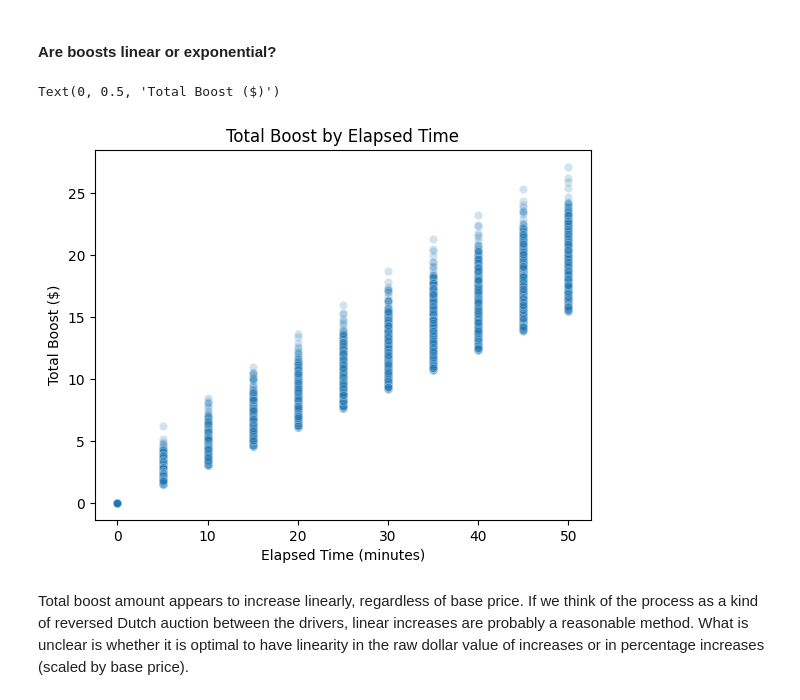
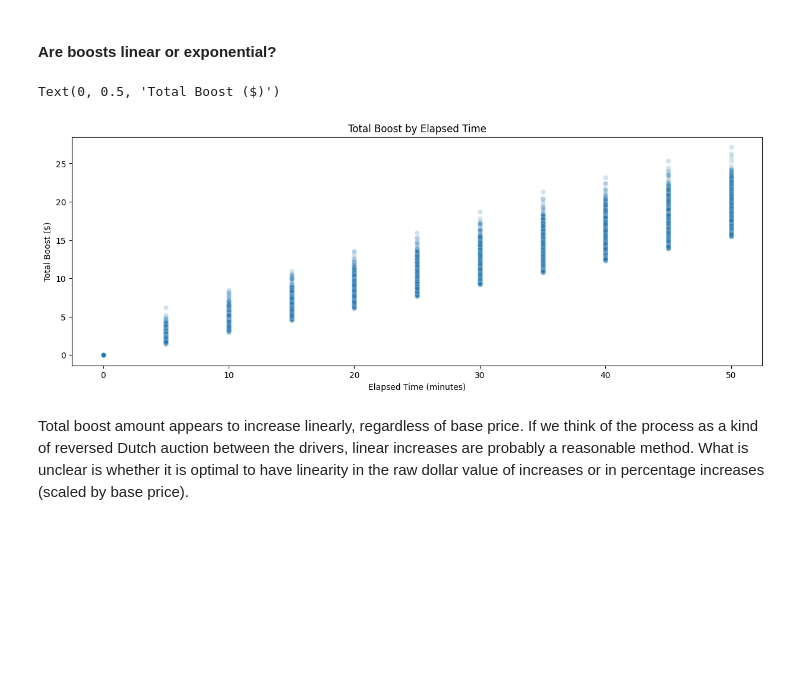
Before and after one commit to jikaasik/hsd_technical_assessment, a Jupyter notebook: notebooks/01_exploratory_analysis.ipynb, the cells around one changed output. Saved outputs shown, nothing was run; the diff lists cells and outputs as text; code cells hidden in the pictures; blank space fills up the shorter version.

```diff
--- a/notebooks/01_exploratory_analysis.ipynb
+++ b/notebooks/01_exploratory_analysis.ipynb
@@ -105,13 +105,14 @@ Text(0.5, 1.0, 'Correlation Matrix')
 # %% [markdown]
 #### Are boosts linear or exponential?
 # %%
+plt.figure(figsize=(15, 5))
 sns.scatterplot(data=df, x='time_elapsed', y='total_boost', alpha=.2)
 plt.title("Total Boost by Elapsed Time")
 plt.xlabel("Elapsed Time (minutes)")
 plt.ylabel("Total Boost ($)")
 # %% [output]
 Text(0, 0.5, 'Total Boost ($)')
-[figure, old version]
+[figure, new version]
 # %% [markdown]
 Total boost amount appears to increase linearly, regardless of base price. If we think of the process as a kind of reversed Dutch auction between the drivers, linear increases are probably a reasonable method. What is unclear is whether it is optimal to have linearity in the raw dollar value of increases or in percentage increases (scaled by base price).
 # %%
```
Also changed, not shown: parts of 1 cell of this notebook, 4 other files.
